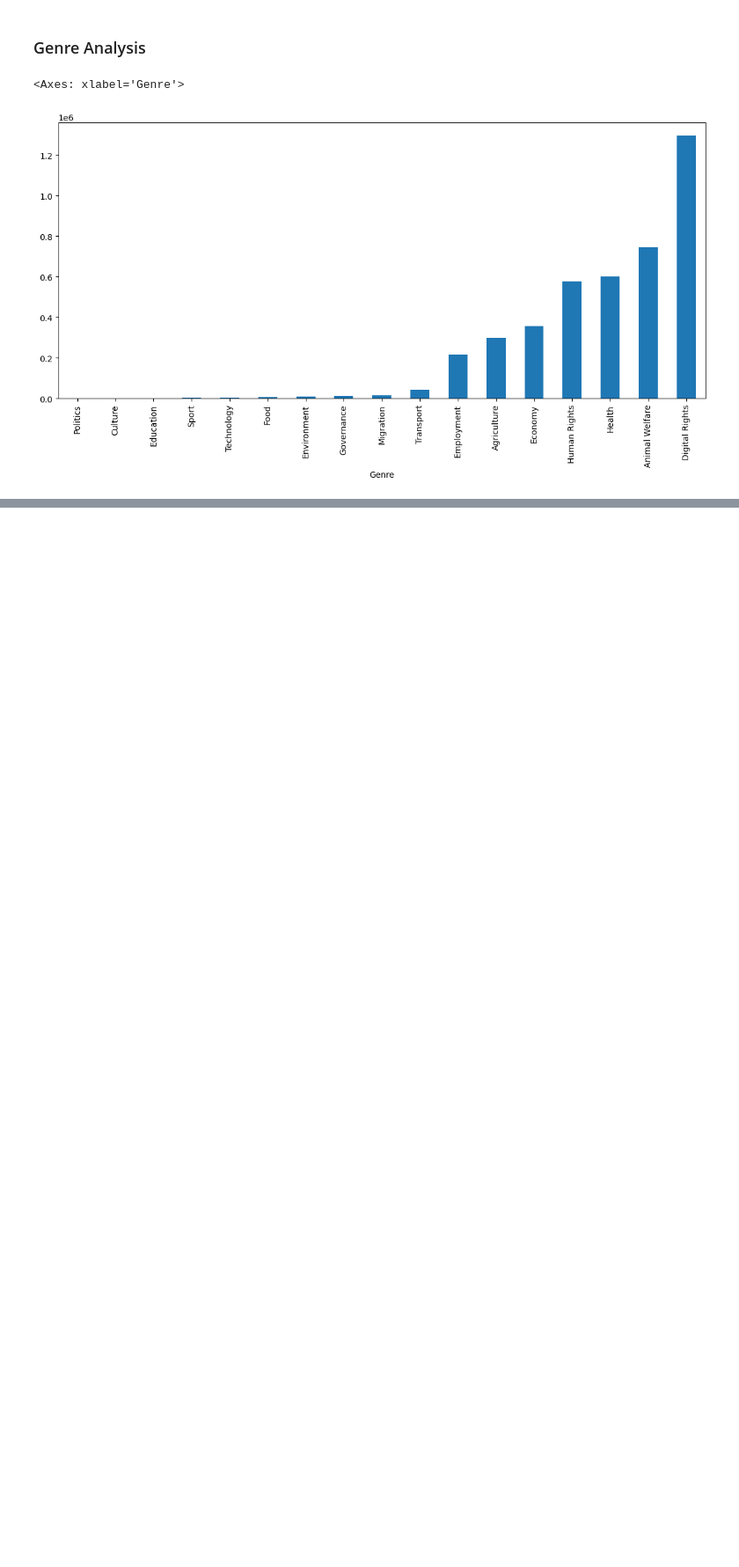
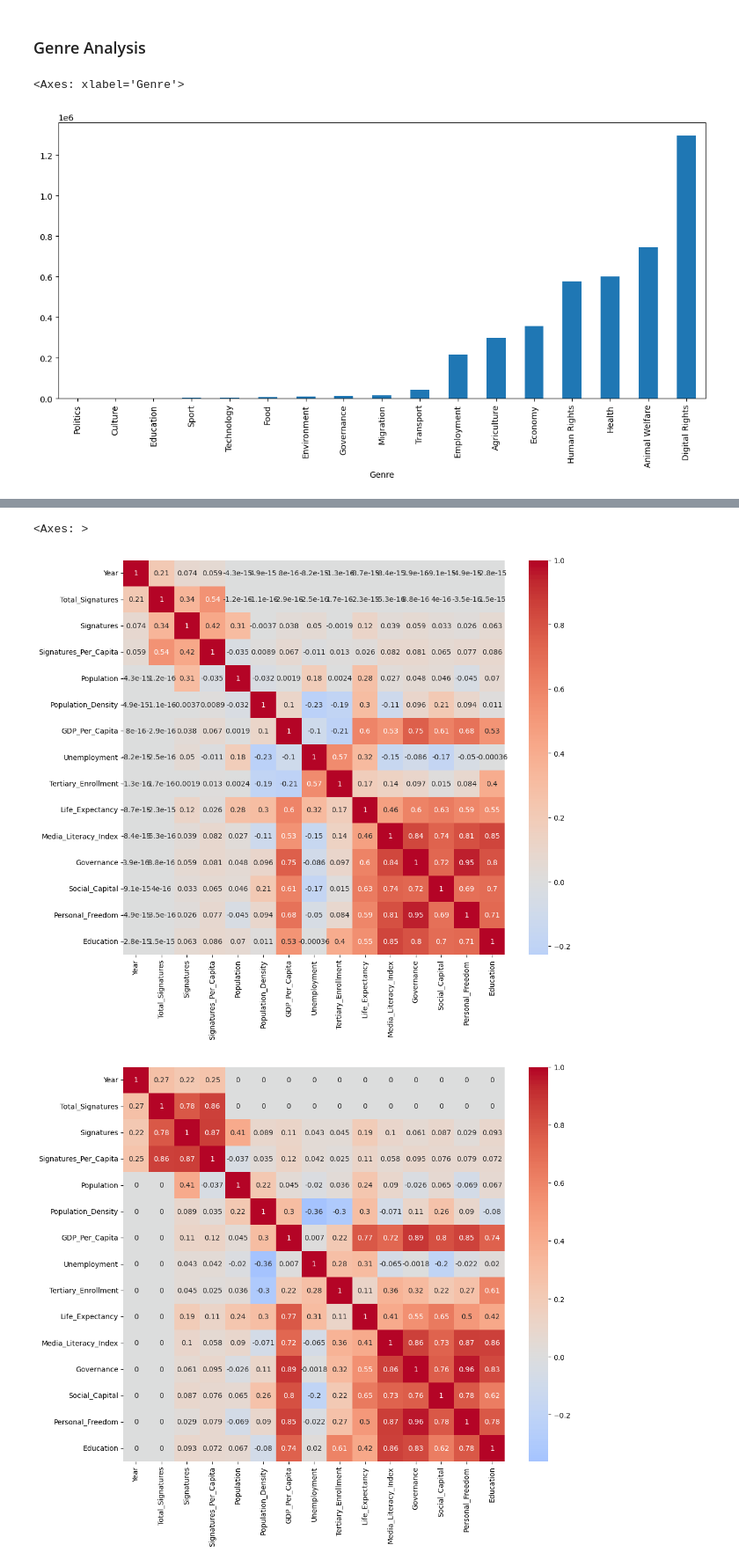
Before and after one commit to Matthew-Riddell/MSc-Dissertation, a Jupyter notebook: notebooks/06-extra-data-exploration.ipynb, the cells around one changed output, grey strips where cells are left out. Shown at 88% size. Drawn from its saved outputs; the diff is of its cells as text; code cells hidden in the pictures; blank space fills up the shorter version.

Commit message:
Extra EDA: Correlation Heatmaps and Matrices
Pearson, Spearman and Kendall Tau heatmaps

```diff
--- a/notebooks/06-extra-data-exploration.ipynb
+++ b/notebooks/06-extra-data-exploration.ipynb
@@ -234,0 +237,12 @@ genreplot.plot.bar(figsize=(14,6))
+# %%
+print("\nPearson correlation matrix:")
+pearson_corr = numeric.corr(method='pearson', numeric_only=True)
+display(pearson_corr)
+
+print("\nSpearman correlation matrix:")
+spearman_corr = numeric.corr(method='spearman', numeric_only=True)
+display(spearman_corr)
+
+print("\nKendall's Tau correlation matrix:")
+kendall_corr = numeric.corr(method='kendall', numeric_only=True)
+display(kendall_corr)
@@ -234,0 +301,31 @@ genreplot.plot.bar(figsize=(14,6))
+# %%
+plt.figure(figsize=(12,10))
+
+sns.heatmap(
+    pearson_corr,
+    annot=True,
+    cmap="coolwarm",
+    center=0
+)
+
+plt.figure(figsize=(12,10))
+
+sns.heatmap(
+    spearman_corr,
+    annot=True,
+    cmap="coolwarm",
+    center=0
+)
+
+plt.figure(figsize=(12,10))
+
+sns.heatmap(
+    kendall_corr,
+    annot=True,
+    cmap="coolwarm",
+    center=0
+)
+# %% [output]
+<Axes: >
+[figure, added]
+[figure, added]
```
Also changed, not shown: parts of 3 cells of this notebook.
